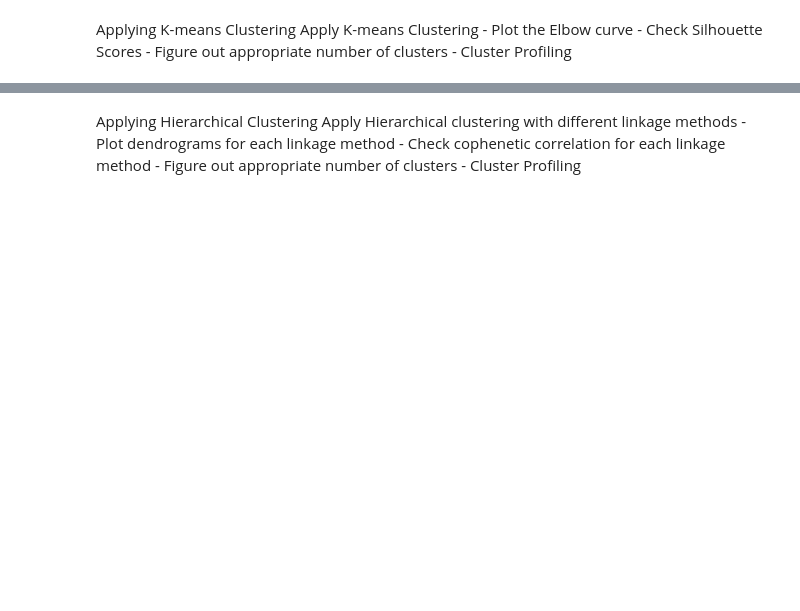
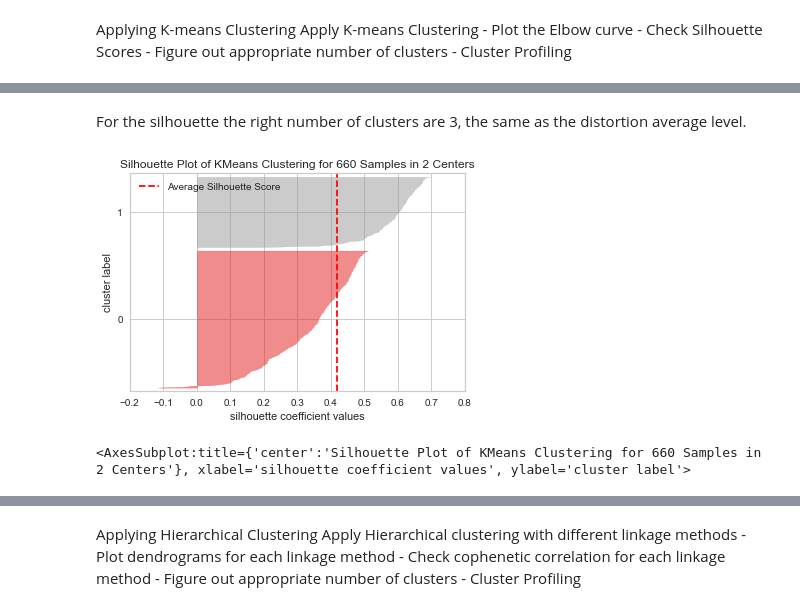
Before and after one commit to luisgvcalderon/aiml, a Jupyter notebook: LGCC-AllLifeCustomerSegmentation.ipynb, the cells around one changed output, grey strips where cells are left out. Saved outputs shown, nothing was run; the diff lists cells and outputs as text; code cells hidden in the pictures; blank space fills up the shorter version.

```diff
--- a/LGCC-AllLifeCustomerSegmentation.ipynb
+++ b/LGCC-AllLifeCustomerSegmentation.ipynb
@@ -239,5 +293,10 @@ plt.plot(cluster_list, sil_score)
+# %% [markdown]
+For the silhouette the right number of clusters are 3, the same as the distortion average level.
 # %%
 # finding optimal no. of clusters with silhouette coefficients
-visualizer = SilhouetteVisualizer(KMeans(7, random_state=1))
-visualizer.fit(subset_scaled_df)
+visualizer = SilhouetteVisualizer(KMeans(2, random_state=1))
+visualizer.fit(subset_scaled)
 visualizer.show()
+# %% [output]
+[figure, added]
+<AxesSubplot:title={'center':'Silhouette Plot of KMeans Clustering for 660 Samples in 2 Centers'}, xlabel='silhouette coefficient values', ylabel='cluster label'>
```
Also changed, not shown: parts of 53 cells of this notebook.
